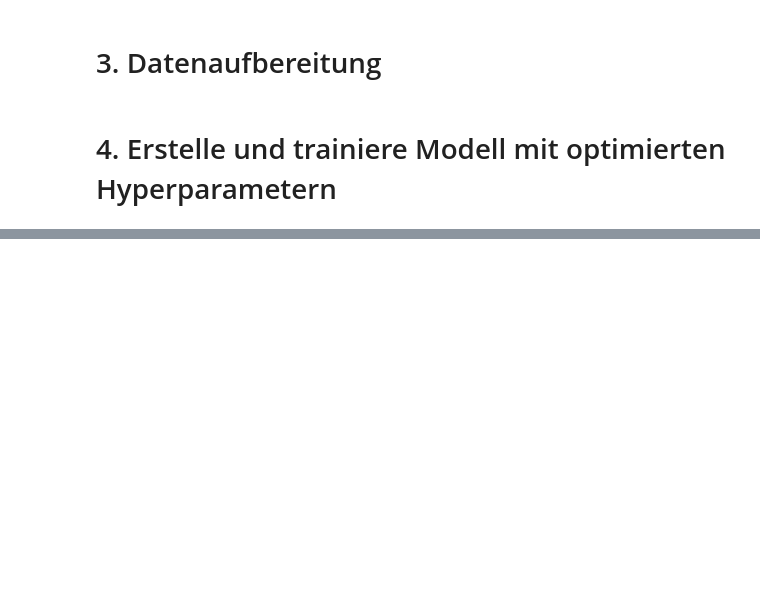
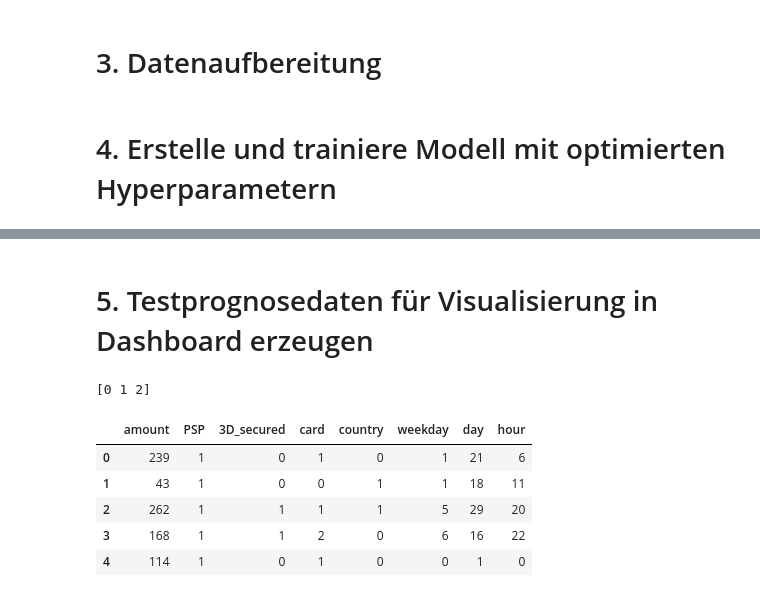
Before and after one commit to sebastianiu/Prognosemodell_Online_Kreditzahlungsverkehr, a Jupyter notebook: models/prod/prognose_model_prod.ipynb, the cells around one changed output, grey strips where cells are left out. Drawn from its saved outputs; the diff is of its cells as text; code cells hidden in the pictures; blank space fills up the shorter version.

```diff
--- a/models/prod/prognose_model_prod.ipynb
+++ b/models/prod/prognose_model_prod.ipynb
@@ -84,0 +86,2 @@ AUC-Wert: 0.76
+# %% [markdown]
+# 5. Testprognosedaten für Visualisierung in Dashboard erzeugen
@@ -84,0 +110,13 @@ AUC-Wert: 0.76
+# %%
+print(Transaktionen_neu["country"].unique())
+# %% [output]
+[0 1 2]
+# %%
+Transaktionen_neu.head()
+# %% [output]
+|  | amount | PSP | 3D_secured | card | country | weekday | day | hour |
+| 0 | 239 | 1 | 0 | 1 | 0 | 1 | 21 | 6 |
+| 1 | 43 | 1 | 0 | 0 | 1 | 1 | 18 | 11 |
+| 2 | 262 | 1 | 1 | 1 | 1 | 5 | 29 | 20 |
+| 3 | 168 | 1 | 1 | 2 | 0 | 6 | 16 | 22 |
+| 4 | 114 | 1 | 0 | 1 | 0 | 0 | 1 | 0 |
```
Also changed, not shown: parts of 11 cells of this notebook.
